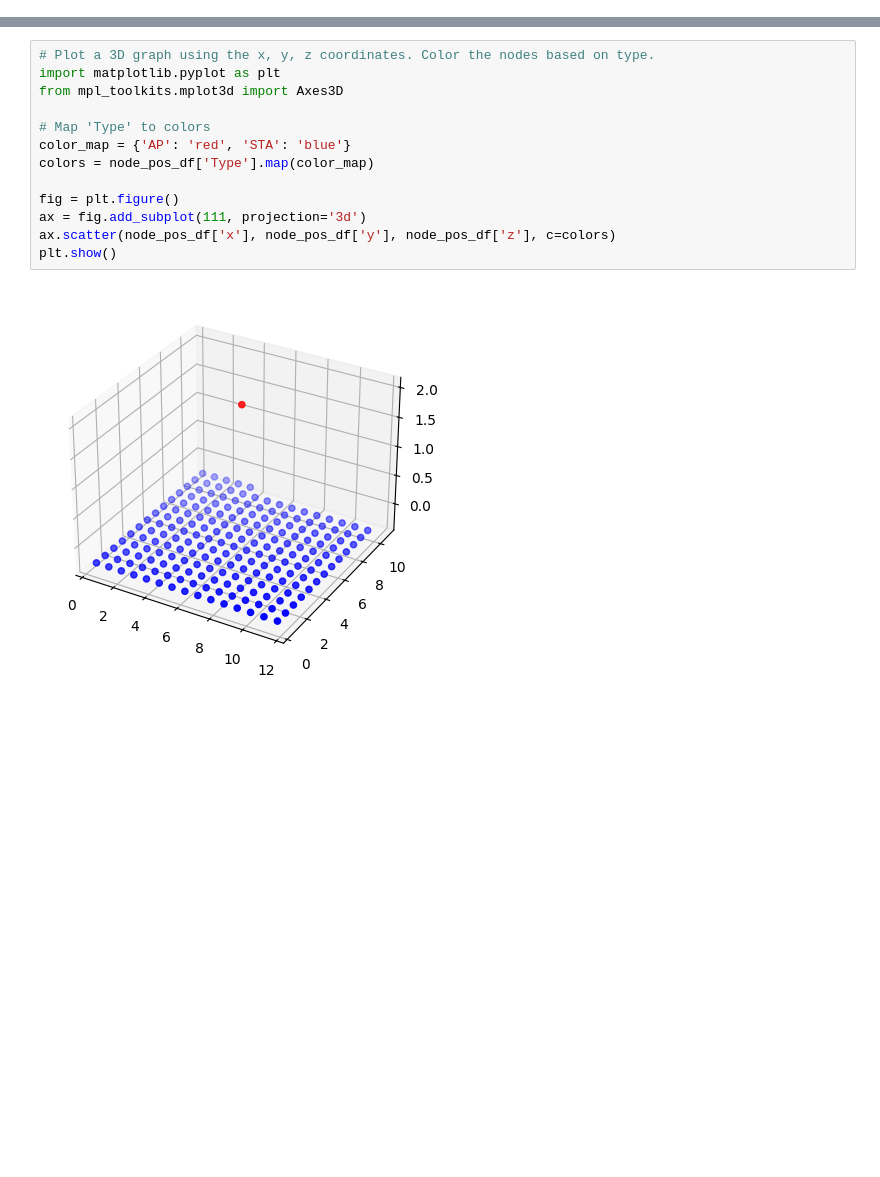
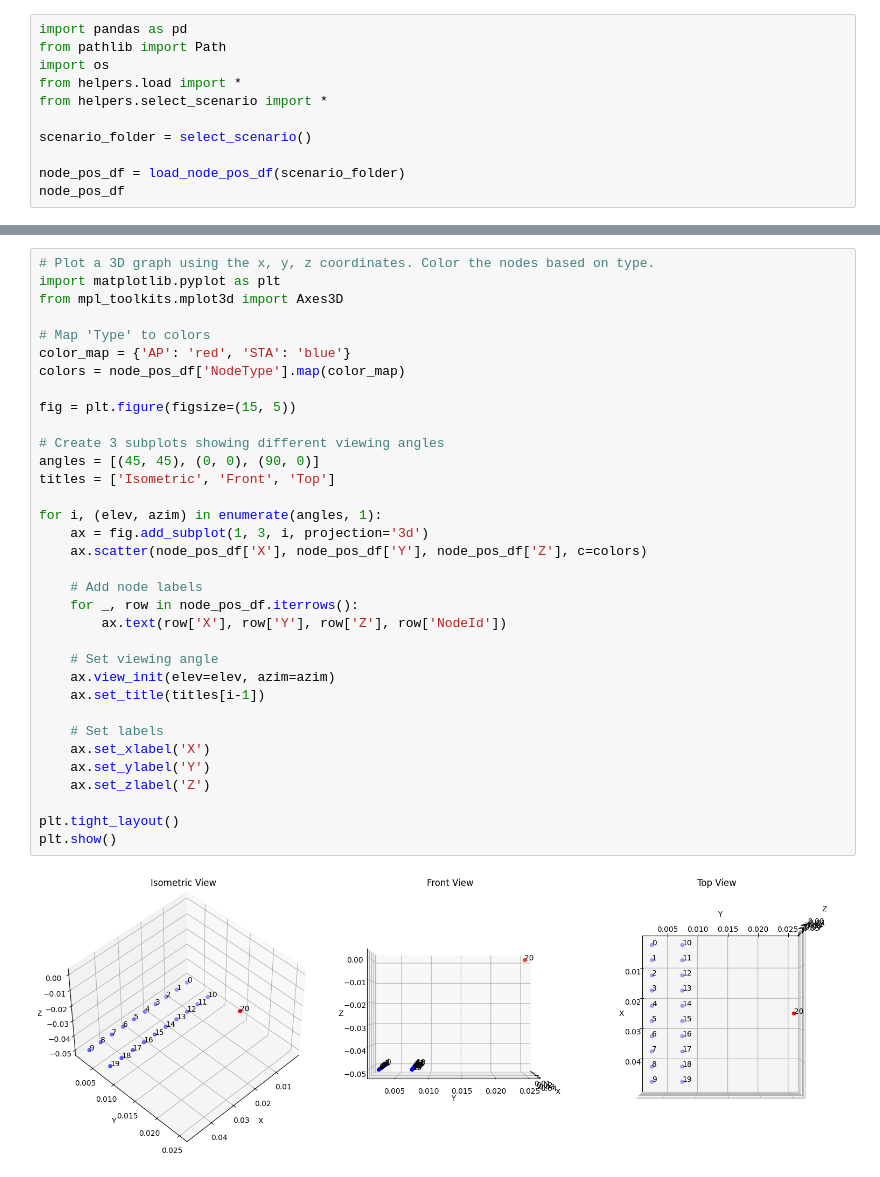
Before and after one commit to mehslambo/2IRS0-ns3, a Jupyter notebook: postprocessing/node_positions.ipynb, the cells around one changed output, grey strips where cells are left out. Cells and saved outputs as stored; diff of their text form; blank space fills up the shorter version.

```diff
--- a/postprocessing/node_positions.ipynb
+++ b/postprocessing/node_positions.ipynb
@@ -39,0 +1,11 @@ Your selection:
+# %%
+import pandas as pd
+from pathlib import Path
+import os
+from helpers.load import *
+from helpers.select_scenario import *
+
+scenario_folder = select_scenario()
+
+node_pos_df = load_node_pos_df(scenario_folder)
+node_pos_df
@@ -40,15 +41,36 @@ Your selection:
 # %%
 # Plot a 3D graph using the x, y, z coordinates. Color the nodes based on type.
 import matplotlib.pyplot as plt
 from mpl_toolkits.mplot3d import Axes3D
 
 # Map 'Type' to colors
 color_map = {'AP': 'red', 'STA': 'blue'}
-colors = node_pos_df['Type'].map(color_map)
+colors = node_pos_df['NodeType'].map(color_map)
 
-fig = plt.figure()
-ax = fig.add_subplot(111, projection='3d')
-ax.scatter(node_pos_df['x'], node_pos_df['y'], node_pos_df['z'], c=colors)
+fig = plt.figure(figsize=(15, 5))
+
+# Create 3 subplots showing different viewing angles
+angles = [(45, 45), (0, 0), (90, 0)]
+titles = ['Isometric', 'Front', 'Top']
+
+for i, (elev, azim) in enumerate(angles, 1):
+    ax = fig.add_subplot(1, 3, i, projection='3d')
+    ax.scatter(node_pos_df['X'], node_pos_df['Y'], node_pos_df['Z'], c=colors)
+
+    # Add node labels
+    for _, row in node_pos_df.iterrows():
+        ax.text(row['X'], row['Y'], row['Z'], row['NodeId'])
+
+    # Set viewing angle
+    ax.view_init(elev=elev, azim=azim)
+    ax.set_title(titles[i-1])
+
+    # Set labels
+    ax.set_xlabel('X')
+    ax.set_ylabel('Y')
+    ax.set_zlabel('Z')
+
+plt.tight_layout()
 plt.show()
 # %% [output]
-[figure, old version]
+[figure, new version]
```
Also changed, not shown: parts of 2 cells of this notebook, 4 other files.
